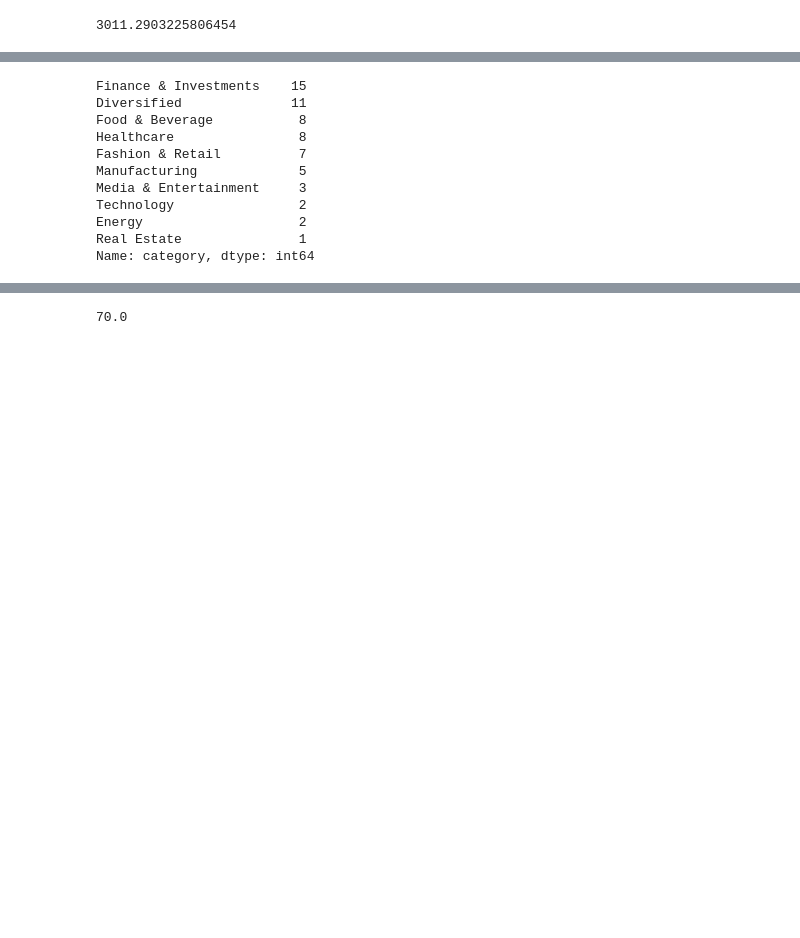
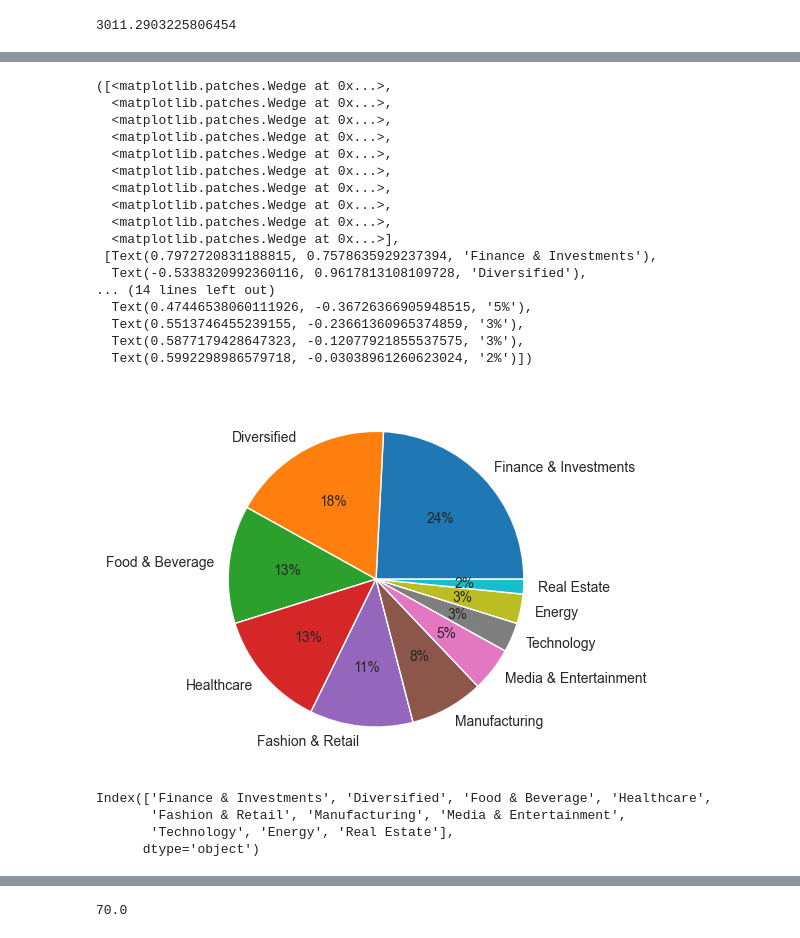
Before and after one commit to yagofellipe/Forbes-Top-100-, a Jupyter notebook: top.ipynb, the cells around one changed output, grey strips where cells are left out. Drawn from its saved outputs; the diff is of its cells as text; code cells hidden in the pictures; blank space fills up the shorter version.

```diff
--- a/top.ipynb
+++ b/top.ipynb
@@ -108,17 +133,32 @@ Name: category, dtype: int64
 # %%
-# quantidade de bilionarios por setor no Brasil
+# porcentagem de bilionarios por setor no Brasil
 
 ####### fazer um gráfico de pizza com porcetentagem e discursar como o setor de tech não é desenvolvido
-df_brasil['category'].value_counts()
+setoresbrasa=df_brasil['category'].value_counts()
+plt.pie(x=setoresbrasa.values, labels = setoresbrasa.index, autopct='%1.f%%')
 # %% [output]
-Finance & Investments    15
-Diversified              11
-Food & Beverage           8
-Healthcare                8
-Fashion & Retail          7
-Manufacturing             5
-Media & Entertainment     3
-Technology                2
-Energy                    2
-Real Estate               1
-Name: category, dtype: int64
+([<matplotlib.patches.Wedge at 0x...>,
+  <matplotlib.patches.Wedge at 0x...>,
+  <matplotlib.patches.Wedge at 0x...>,
+  <matplotlib.patches.Wedge at 0x...>,
+  <matplotlib.patches.Wedge at 0x...>,
+  <matplotlib.patches.Wedge at 0x...>,
+  <matplotlib.patches.Wedge at 0x...>,
+  <matplotlib.patches.Wedge at 0x...>,
+  <matplotlib.patches.Wedge at 0x...>,
+  <matplotlib.patches.Wedge at 0x...>],
+ [Text(0.7972720831188815, 0.7578635929237394, 'Finance & Investments'),
+  Text(-0.5338320992360116, 0.9617813108109728, 'Diversified'),
+... (14 lines left out)
+  Text(0.47446538060111926, -0.36726366905948515, '5%'),
+  Text(0.5513746455239155, -0.23661360965374859, '3%'),
+  Text(0.5877179428647323, -0.12077921855537575, '3%'),
+  Text(0.5992298986579718, -0.03038961260623024, '2%')])
+[figure, added]
+# %%
+setoresbrasa.index
+# %% [output]
+Index(['Finance & Investments', 'Diversified', 'Food & Beverage', 'Healthcare',
+       'Fashion & Retail', 'Manufacturing', 'Media & Entertainment',
+       'Technology', 'Energy', 'Real Estate'],
+      dtype='object')
```
Also changed, not shown: parts of 8 cells of this notebook.
